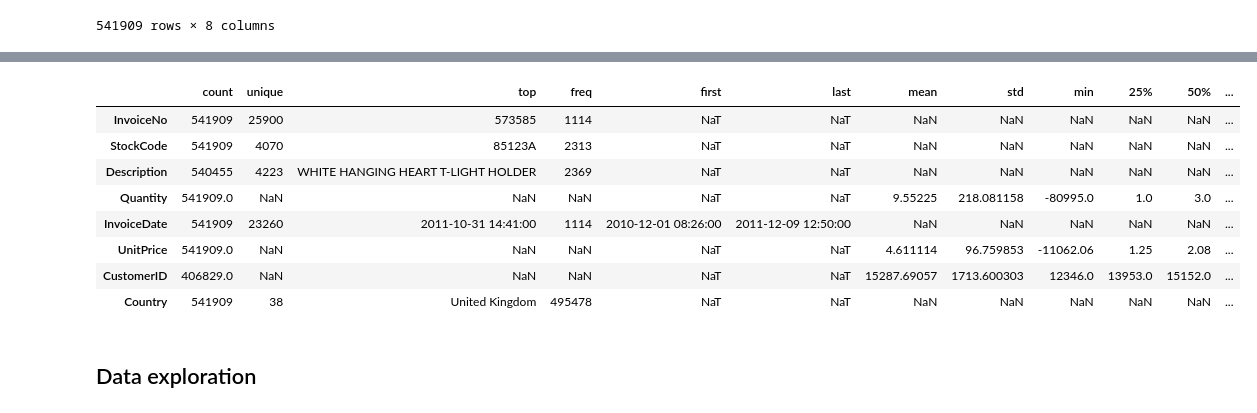
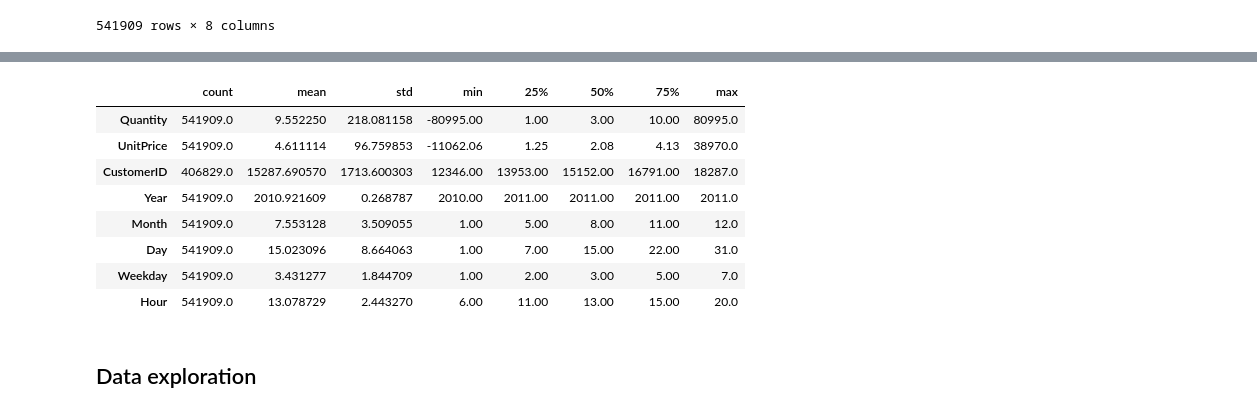
Before and after one commit to alderaemanuele/Business-Cases, a Jupyter notebook: BC3/BC3_EA.ipynb, the cells around one changed output, grey strips where cells are left out. Drawn from its saved outputs; the diff is of its cells as text; code cells hidden in the pictures.

```diff
--- a/BC3/BC3_EA.ipynb
+++ b/BC3/BC3_EA.ipynb
@@ -52,0 +37,12 @@ memory usage: 33.1+ MB
+# %%
+data["InvoiceDate"] = pd.to_datetime(data["InvoiceDate"])
+data["Year"] = data["InvoiceDate"].dt.year
+data["Month"] = data["InvoiceDate"].dt.month
+# data["MonthName"] = data["InvoiceDate"].dt.month_name()
+data["Day"] = data["InvoiceDate"].dt.day
+data["Weekday"] = data["InvoiceDate"].dt.weekday +1
+data["WeekdayName"] = data["InvoiceDate"].dt.day_name()
+data["IsWeekend"] = data["Weekday"] > 5
+data["Time"] = data["InvoiceDate"].dt.time
+data["Hour"] = data["InvoiceDate"].dt.hour
+data.info()
@@ -52,0 +67,22 @@ memory usage: 33.1+ MB
+# %%
+def f(x):
+    if (x > 4) and (x <= 8):
+        return 'Early Morning'
+    elif (x > 8) and (x <= 12 ):
+        return 'Morning'
+    elif (x > 12) and (x <= 16):
+        return'Noon'
+    elif (x > 16) and (x <= 20) :
+        return 'Eve'
+    elif (x > 20) and (x <= 24):
+        return'Night'
+    elif (x <= 4):
+        return'Late Night'
+
+prods = pd.DataFrame({'hour':range(1, 25)})
+
+b = [0,4,8,12,16,20,24]
+l = ['Late Night', 'Early Morning','Morning','Noon','Eve','Night']
+prods['session'] = pd.cut(prods['hour'], bins=b, labels=l, include_lowest=True)
+
+data["DayTime"] = data['Hour'].apply(f)
@@ -53,14 +95,14 @@ memory usage: 33.1+ MB
 # %%
-data.describe(include = "all").T
+data.describe().T
 # %% [output]
-|  | count | unique | top | freq | first | last | mean | std | min | 25% | 50% | ... |
-| InvoiceNo | 541909 | 25900 | 573585 | 1114 | NaT | NaT | NaN | NaN | NaN | NaN | NaN | ... |
-| StockCode | 541909 | 4070 | 85123A | 2313 | NaT | NaT | NaN | NaN | NaN | NaN | NaN | ... |
-| Description | 540455 | 4223 | WHITE HANGING HEART T-LIGHT HOLDER | 2369 | NaT | NaT | NaN | NaN | NaN | NaN | NaN | ... |
-| Quantity | 541909.0 | NaN | NaN | NaN | NaT | NaT | 9.55225 | 218.081158 | -80995.0 | 1.0 | 3.0 | ... |
-| InvoiceDate | 541909 | 23260 | 2011-10-31 14:41:00 | 1114 | 2010-12-01 08:26:00 | 2011-12-09 12:50:00 | NaN | NaN | NaN | NaN | NaN | ... |
-| UnitPrice | 541909.0 | NaN | NaN | NaN | NaT | NaT | 4.611114 | 96.759853 | -11062.06 | 1.25 | 2.08 | ... |
-| CustomerID | 406829.0 | NaN | NaN | NaN | NaT | NaT | 15287.69057 | 1713.600303 | 12346.0 | 13953.0 | 15152.0 | ... |
-| Country | 541909 | 38 | United Kingdom | 495478 | NaT | NaT | NaN | NaN | NaN | NaN | NaN | ... |
+|  | count | mean | std | min | 25% | 50% | 75% | max |
+| Quantity | 541909.0 | 9.552250 | 218.081158 | -80995.00 | 1.00 | 3.00 | 10.00 | 80995.0 |
+| UnitPrice | 541909.0 | 4.611114 | 96.759853 | -11062.06 | 1.25 | 2.08 | 4.13 | 38970.0 |
+| CustomerID | 406829.0 | 15287.690570 | 1713.600303 | 12346.00 | 13953.00 | 15152.00 | 16791.00 | 18287.0 |
+| Year | 541909.0 | 2010.921609 | 0.268787 | 2010.00 | 2011.00 | 2011.00 | 2011.00 | 2011.0 |
+| Month | 541909.0 | 7.553128 | 3.509055 | 1.00 | 5.00 | 8.00 | 11.00 | 12.0 |
+| Day | 541909.0 | 15.023096 | 8.664063 | 1.00 | 7.00 | 15.00 | 22.00 | 31.0 |
+| Weekday | 541909.0 | 3.431277 | 1.844709 | 1.00 | 2.00 | 3.00 | 5.00 | 7.0 |
+| Hour | 541909.0 | 13.078729 | 2.443270 | 6.00 | 11.00 | 13.00 | 15.00 | 20.0 |
 # %% [markdown]
 ## Data exploration
```
Also changed, not shown: parts of 41 cells of this notebook, 2 other files.
